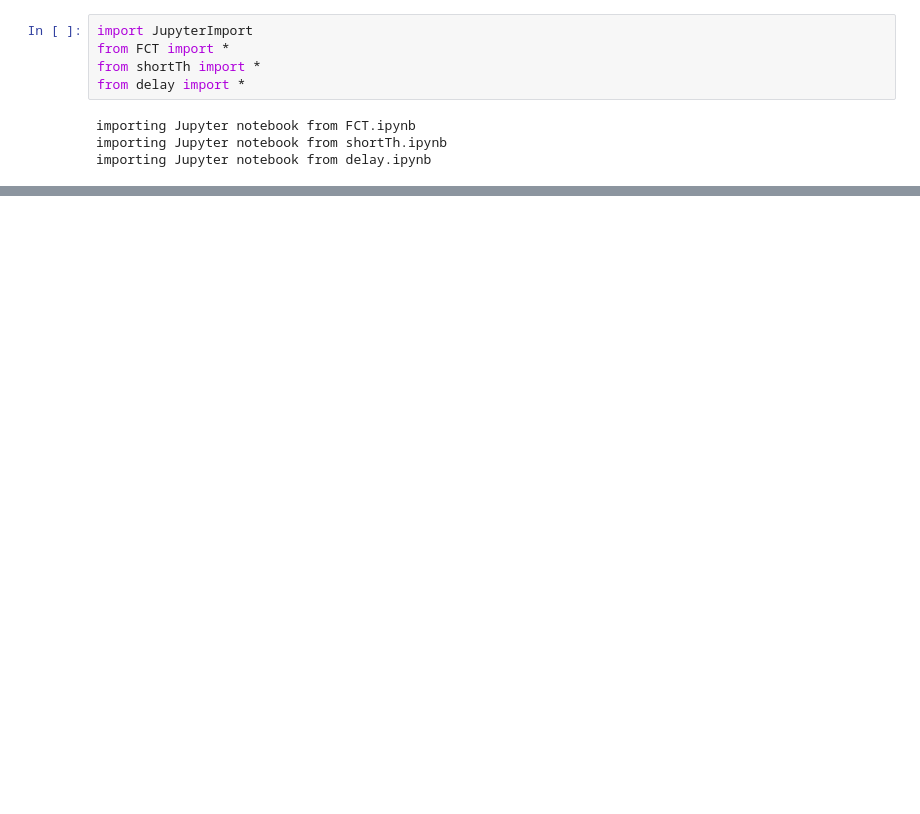
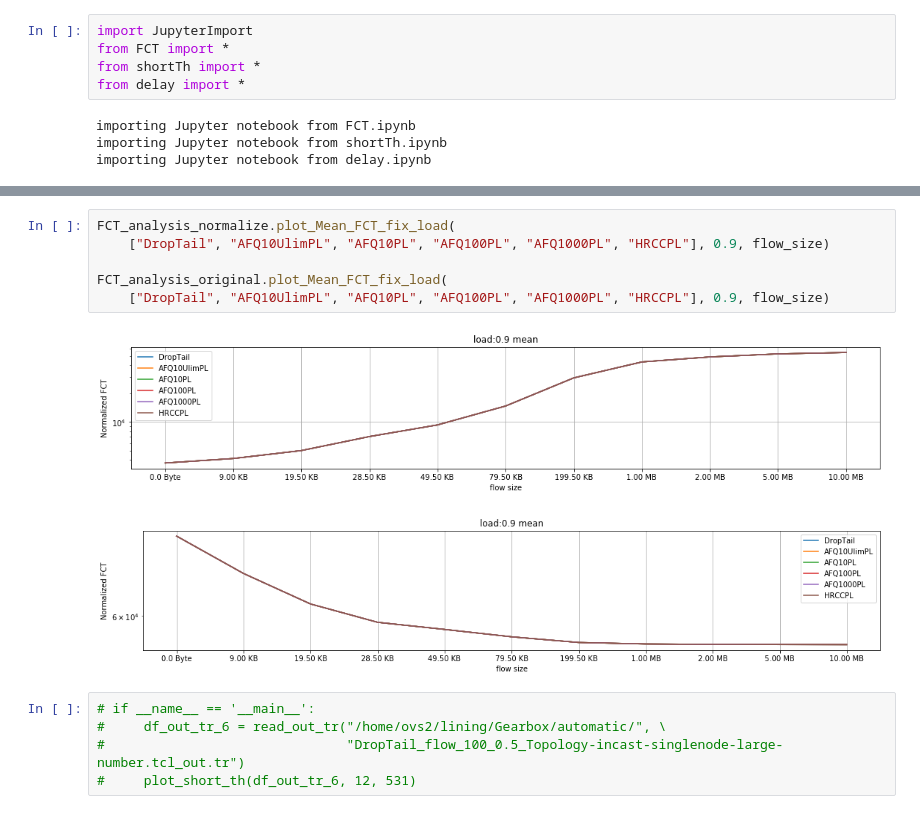
Before and after one commit to FruitBrother/Gearbox, a Jupyter notebook: analysis/FCT_analysis.ipynb, the cells around one changed output, grey strips where cells are left out. Saved outputs shown, nothing was run; the diff lists cells and outputs as text; blank space fills up the shorter version.

```diff
--- a/analysis/FCT_analysis.ipynb
+++ b/analysis/FCT_analysis.ipynb
@@ -99,0 +65,14 @@ for load in [.8, .9, .95]:
+# %%
+FCT_analysis_normalize.plot_Mean_FCT_fix_load(
+    ["DropTail", "AFQ10UlimPL", "AFQ10PL", "AFQ100PL", "AFQ1000PL", "HRCCPL"], 0.9, flow_size)
+
+FCT_analysis_original.plot_Mean_FCT_fix_load(
+    ["DropTail", "AFQ10UlimPL", "AFQ10PL", "AFQ100PL", "AFQ1000PL", "HRCCPL"], 0.9, flow_size)
+# %% [output]
+[figure, added]
+[figure, added]
+# %%
+# if __name__ == '__main__':
+#     df_out_tr_6 = read_out_tr("/home/ovs2/lining/Gearbox/automatic/", \
+#                               "DropTail_flow_100_0.5_Topology-incast-singlenode-large-number.tcl_out.tr")
+#     plot_short_th(df_out_tr_6, 12, 531)
```
Also changed, not shown: parts of 12 cells of this notebook, 8 other files.
